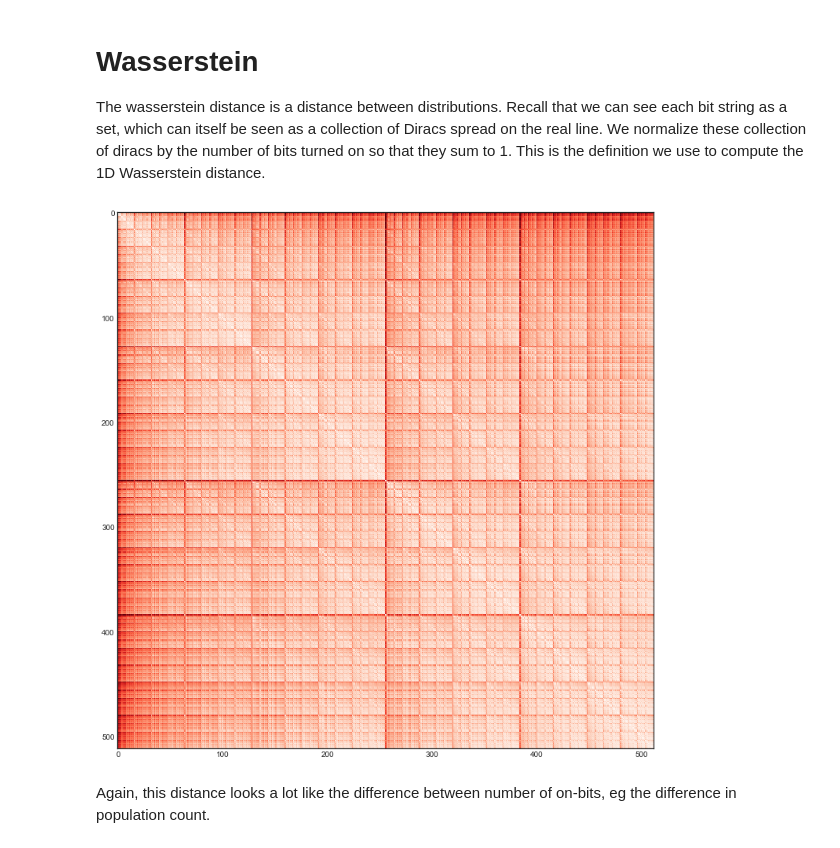
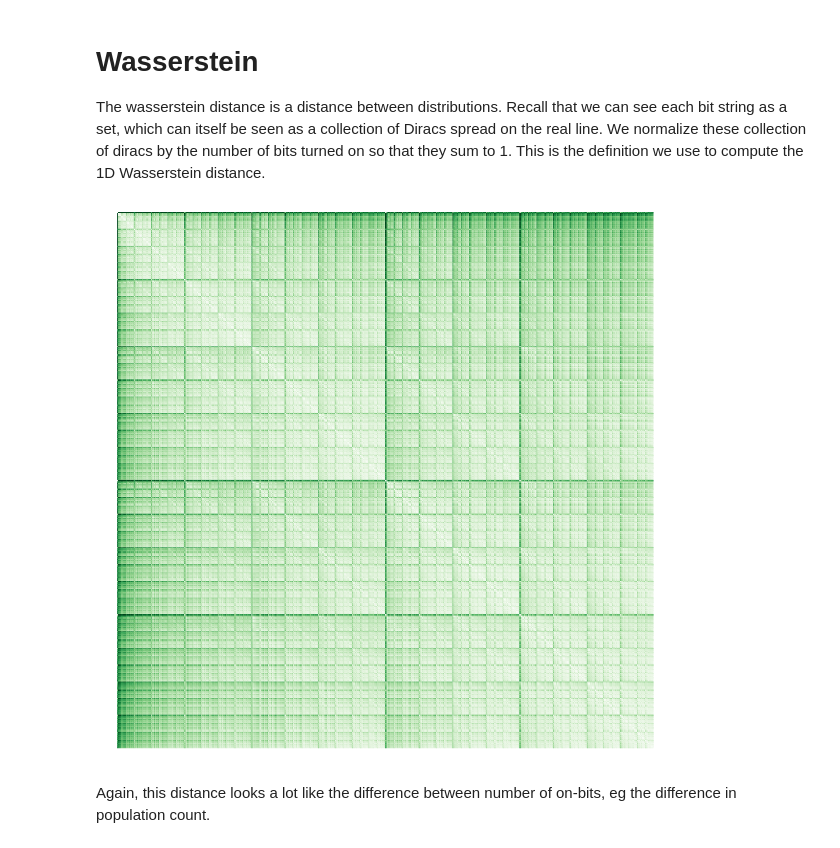
Before and after one commit to remilepriol/bitstring-knitting, a Jupyter notebook: distance_patterns.ipynb, the cells around one changed output. Saved outputs shown, nothing was run; the diff lists cells and outputs as text; code cells hidden in the pictures.

```diff
--- a/distance_patterns.ipynb
+++ b/distance_patterns.ipynb
@@ -423,11 +428,13 @@ wassdist = wasserstein(x,x)
 array_wasserstein = wassdist
 # %%
 plt.figure(figsize=(10,10))
-plt.imshow(wassdist,cmap='Reds',interpolation='nearest',vmin=0,vmax=6)
+plt.imshow(wassdist,cmap='Greens',interpolation='nearest',vmin=0,vmax=6)
+plt.axis('off')
 plt.tight_layout()
-#plt.savefig('images/wasserstein_normalized.pdf')
+plt.savefig("images/wasserstein.png")
+plt.savefig('images/wasserstein.pdf')
 # %% [output]
-[figure, old version]
+[figure, new version]
 # %% [markdown]
 Again, this distance looks a lot like the difference between number of on-bits, eg the difference in population count.
 # %%
```
Also changed, not shown: parts of 3 cells of this notebook, 6 other files.
